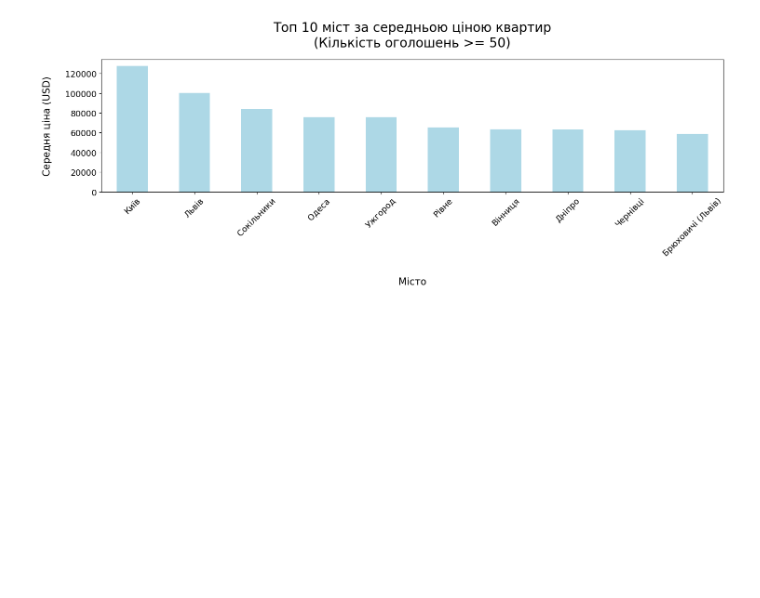
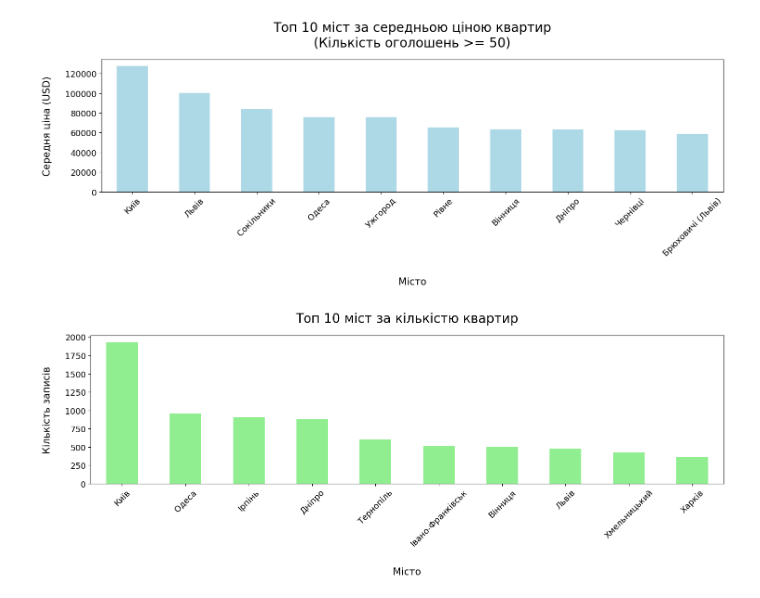
Before and after one commit to Ihor-MA/flats-data-analytics, a Jupyter notebook: visualization.ipynb, the cells around one changed output. Drawn from its saved outputs; the diff is of its cells as text; code cells hidden in the pictures; blank space fills up the shorter version.

Commit message:
Created graphic 'Топ 10 мiст за кiлькiстю квартир

```diff
--- a/visualization.ipynb
+++ b/visualization.ipynb
@@ -134,3 +134,17 @@ plt.tight_layout()
 plt.show()
 # %% [output]
 [figure]
+# %%
+city_counts = df["City"].value_counts()
+top_cities_by_count = city_counts.head(10)
+
+plt.figure(figsize=(15, 6))
+top_cities_by_count.plot(kind="bar", color="lightgreen", fontsize=13)
+plt.xlabel("Місто", labelpad=30, fontsize=15)
+plt.ylabel("Кількість записів", labelpad=20, fontsize=15)
+plt.title("Топ 10 міст за кількістю квартир", pad=20, fontsize=20)
+plt.xticks(rotation=45)
+plt.tight_layout()
+plt.show()
+# %% [output]
+[figure, added]
```
